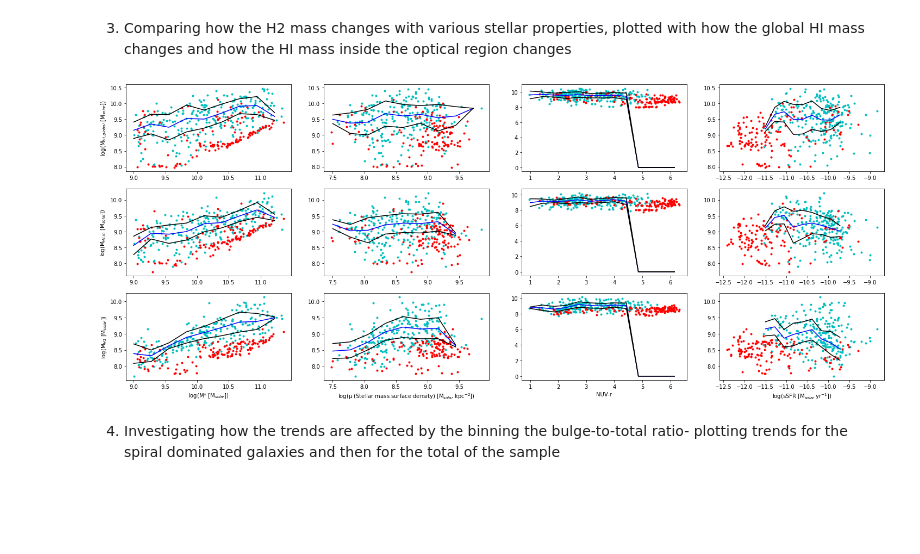
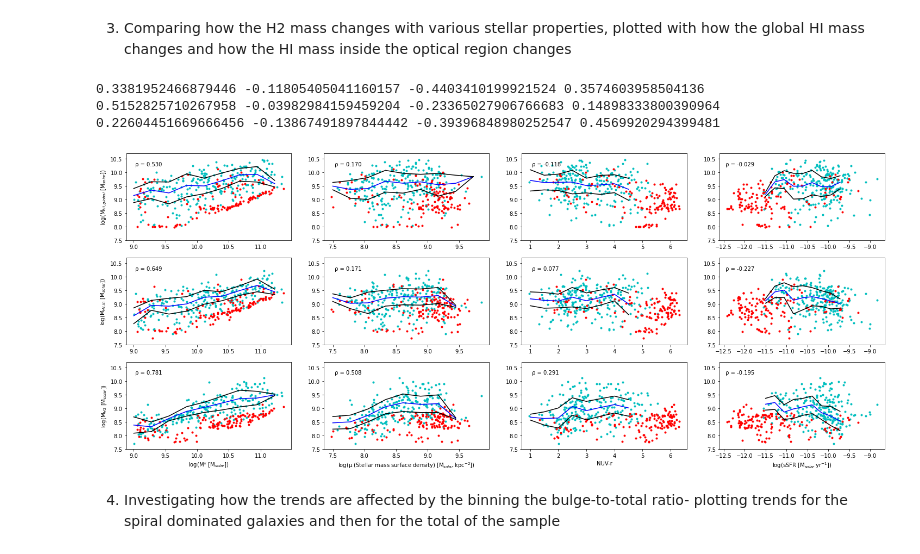
Before and after one commit to Luke-Williams-01/Luke-Williams-01, a Jupyter notebook: ICRARproject2.ipynb, the cells around one changed output. Drawn from its saved outputs; the diff is of its cells as text; code cells hidden in the pictures; blank space fills up the shorter version.

```diff
--- a/ICRARproject2.ipynb
+++ b/ICRARproject2.ipynb
@@ -132,7 +133,7 @@ plt.legend(loc='upper left');
 # Finding the running median of the galaxies in the sample for the HI global
 # Arrays for the bins
 HIglbins_Mstar = np.linspace(9, 11.5, 10)
-HIglbins_NUVr = np.linspace(1, 7, 15)
+HIglbins_NUVr = np.linspace(1, 5.5, 10)
 HIglbins_sSFR = np.linspace(-11.5, -9.5, 10)
 HIglbins_Must = np.linspace(7.5, 10, 10)
 
@@ -192,7 +193,7 @@ HIglnMAD_Must = MHIgl_Must - HIglMAD_Must
 # Finding the running median of the galaxies in the sample for the HI inner
 # Arrays for the bins
 HIinbins_Mstar = np.linspace(9, 11.5, 10)
-HIinbins_NUVr = np.linspace(1, 7, 15)
+HIinbins_NUVr = np.linspace(1, 5.5, 10)
 HIinbins_sSFR = np.linspace(-11.5, -9.5, 10)
 HIinbins_Must = np.linspace(7.5, 10, 10)
 
@@ -251,7 +252,7 @@ HIinnMAD_Must = MHIin_Must - HIinMAD_Must
 # %%
 # Finding the running median for the galaxies in the sample for H2
 H2bins_Mstar = np.linspace(9, 11.5, 10)
-H2bins_NUVr = np.linspace(1, 7, 15)
+H2bins_NUVr = np.linspace(1, 5.5, 10)
 H2bins_sSFR = np.linspace(-11.5, -9.5, 10)
 H2bins_Must = np.linspace(7.5, 10, 10)
 
@@ -310,3 +354,11 @@ H2nMAD_Must = MH2_Must - H2MAD_Must
+# %%
+print(R_HIgl_Mstarall[0], R_HIgl_MuSTall[0], R_HIgl_NUVrall[0], R_HIgl_sSFRall[0])
+print(R_HIin_MStarall[0], R_HIin_MuSTall[0], R_HIin_NUVrall[0], R_HIin_sSFRall[0])
+print(R_H2_Mstarall[0], R_H2_MuSTall[0], R_H2_NUVrall[0], R_H2_sSFRall[0])
+# %% [output]
+0.3381952466879446 -0.11805405041160157 -0.4403410199921524 0.3574603958504136
+0.5152825710267958 -0.03982984159459204 -0.23365027906766683 0.14898333800390964
+0.22604451669666456 -0.13867491897844442 -0.39396848980252547 0.4569920294399481
 # %%
 plt.figure(figsize=(25,10))
 # Plotting the depletion times for the HI(global) mass against stellar properties
@@ -317,7 +369,9 @@ plt.plot(lgMSTAR_ndet, lgMHI_gl_ndet, 'r.')
 plt.plot(HIglbins_Mstar[:-1], MHIgl_Mstar[:-1], 'b-')
 plt.plot(HIglbins_Mstar[:-1], HIglpMAD_Mstar[:-1], 'k-')
 plt.plot(HIglbins_Mstar[:-1], HIglnMAD_Mstar[:-1], 'k-')
+plt.text(9, 10.25, ' ρ = %.3f' % R_HIgl_Mstar[0])
 plt.ylabel('log(M$_{HI, global}$ [M$_{solar}$])')
+plt.ylim(7.5, 10.7)
 # MHI(global) against stellar surface density
 plt.subplot(3,4,2)
 plt.plot(lgMuST_det, lgMHI_gl_det, 'c.')
@@ -325,6 +379,8 @@ plt.plot(lgMuST_ndet, lgMHI_gl_ndet, 'r.')
 plt.plot(HIglbins_Must[:-1], MHIgl_Must[:-1], 'b-')
 plt.plot(HIglbins_Must[:-1], HIglpMAD_Must[:-1], 'k-')
 plt.plot(HIglbins_Must[:-1], HIglnMAD_Must[:-1], 'k-')
+plt.text(7.5, 10.25, ' ρ = %.3f' % R_HIgl_MuST[0])
+plt.ylim(7.5, 10.7)
 # MHI(global) against NUV-r
 plt.subplot(3,4,3)
 plt.plot(NUVr_det, lgMHI_gl_det, 'c.')
@@ -332,6 +388,8 @@ plt.plot(NUVr_ndet, lgMHI_gl_ndet, 'r.')
 plt.plot(HIglbins_NUVr[:-2], MHIgl_NUVr[:-2], 'b-')
 plt.plot(HIglbins_NUVr[:-2], HIglpMAD_NUVr[:-2], 'k-')
 plt.plot(HIglbins_NUVr[:-2], HIglnMAD_NUVr[:-2], 'k-')
+plt.text(1, 10.25, ' ρ = %.3f' % R_HIgl_NUVr[0])
+plt.ylim(7.5, 10.7)
 # MHI(global) against sSFR
 plt.subplot(3,4,4)
 plt.plot(lgsSFR_det, lgMHI_gl_det, 'c.')
@@ -339,6 +397,8 @@ plt.plot(lgsSFR_ndet, lgMHI_gl_ndet, 'r.')
 plt.plot(HIglbins_sSFR[:-1], MHIgl_sSFR[:-1], 'b-')
 plt.plot(HIglbins_sSFR[:-1], HIglpMAD_sSFR[:-1], 'k-')
 plt.plot(HIglbins_sSFR[:-1], HIglnMAD_sSFR[:-1], 'k-')
+plt.text(-12.5, 10.25, ' ρ = %.3f' % R_HIgl_sSFR[0])
+plt.ylim(7.5, 10.7)
 
 # Plotting the depletion times for the HI(in) mass against stellar properties
 # HI(in) against stellar mass
@@ -349,6 +409,8 @@ plt.plot(HIinbins_Mstar[:-1], MHIin_Mstar[:-1], 'b-')
 plt.plot(HIinbins_Mstar[:-1], HIinpMAD_Mstar[:-1], 'k-')
 plt.plot(HIinbins_Mstar[:-1], HIinnMAD_Mstar[:-1], 'k-')
 plt.ylabel('log(M$_{HI, in}$ [M$_{solar}$])')
+plt.text(9, 10.25, ' ρ = %.3f' % R_HIin_Mstar[0])
+plt.ylim(7.5, 10.7)
 # HI(in) against stellar surface density
 plt.subplot(3,4,6)
 plt.plot(lgMuST_det, lgMHI_in_det, 'c.')
@@ -356,6 +418,8 @@ plt.plot(lgMuST_ndet, lgMHI_in_ndet, 'r.')
 plt.plot(HIinbins_Must[:-2], MHIin_Must[:-2], 'b-')
 plt.plot(HIinbins_Must[:-2], HIinpMAD_Must[:-2], 'k-')
 plt.plot(HIinbins_Must[:-2], HIinnMAD_Must[:-2], 'k-')
+plt.text(7.5, 10.25, ' ρ = %.3f' % R_HIin_MuST[0])
+plt.ylim(7.5, 10.7)
 # HI(in) against NUV-r
 plt.subplot(3,4,7)
 plt.plot(NUVr_det, lgMHI_in_det, 'c.')
@@ -363,6 +427,8 @@ plt.plot(NUVr_ndet, lgMHI_in_ndet, 'r.')
 plt.plot(HIinbins_NUVr[:-2], MHIin_NUVr[:-2], 'b-')
 plt.plot(HIinbins_NUVr[:-2], HIinpMAD_NUVr[:-2], 'k-')
 plt.plot(HIinbins_NUVr[:-2], HIinnMAD_NUVr[:-2], 'k-')
+plt.text(1, 10.25, ' ρ = %.3f' % R_HIin_NUVr[0])
+plt.ylim(7.5, 10.7)
 # HI(in) against sSFR
 plt.subplot(3,4,8)
 plt.plot(lgsSFR_det, lgMHI_in_det, 'c.')
@@ -370,6 +436,8 @@ plt.plot(lgsSFR_ndet, lgMHI_in_ndet, 'r.')
 plt.plot(HIinbins_sSFR[:-1], MHIin_sSFR[:-1], 'b-')
 plt.plot(HIinbins_sSFR[:-1], HIinpMAD_sSFR[:-1], 'k-')
 plt.plot(HIinbins_sSFR[:-1], HIinnMAD_sSFR[:-1], 'k-')
+plt.text(-12.5, 10.25, ' ρ = %.3f' % R_HIin_sSFR[0])
+plt.ylim(7.5, 10.7)
 
 # Plotting the depletion times for the H2 mass against stellar properties
 # H2 against stellar mass
@@ -378,35 +446,43 @@ plt.plot(lgMSTAR_det, lgMH2_det, 'c.')
 plt.plot(lgMSTAR_ndet, limlgMH2_ndet, 'r.')
 plt.plot(H2bins_Mstar[:-1], MH2_Mstar[:-1], 'b-')
 plt.plot(H2bins_Mstar[:-1], H2pMAD_Mstar[:-1], 'k-')
 plt.plot(H2bins_Mstar[:-1], H2nMAD_Mstar[:-1], 'k-')
 plt.ylabel('log(M$_{H2}$ [M$_{solar}$])')
 plt.xlabel('log(M* [M$_{solar}$])')
+plt.text(9, 10.25, ' ρ = %.3f' % R_H2_Mstar[0])
+plt.ylim(7.5, 10.7)
 # H2 against stellar surface density
 plt.subplot(3,4,10)
 plt.plot(lgMuST_det, lgMH2_det, 'c.')
 plt.plot(lgMuST_ndet, limlgMH2_ndet, 'r.')
 plt.plot(H2bins_Must[:-2], MH2_Must[:-2], 'b-')
 plt.plot(H2bins_Must[:-2], H2pMAD_Must[:-2], 'k-')
 plt.plot(H2bins_Must[:-2], H2nMAD_Must[:-2], 'k-')
 plt.xlabel('log(μ (Stellar mass surface density) [M$_{solar}$ kpc$^{-2}$])')
+plt.text(7.5, 10.25, ' ρ = %.3f' % R_H2_MuST[0])
+plt.ylim(7.5, 10.7)
 # H2 against NUVr
 plt.subplot(3,4,11)
 plt.plot(NUVr_det, lgMH2_det, 'c.')
 plt.plot(NUVr_ndet, limlgMH2_ndet, 'r.')
 plt.plot(H2bins_NUVr[:-2], MH2_NUVr[:-2], 'b-')
 plt.plot(H2bins_NUVr[:-2], H2pMAD_NUVr[:-2], 'k-')
 plt.plot(H2bins_NUVr[:-2], H2nMAD_NUVr[:-2], 'k-')
 plt.xlabel('NUV-r')
+plt.text(1, 10.25, ' ρ = %.3f' % R_H2_NUVr[0])
+plt.ylim(7.5, 10.7)
 # H2 against sSFR
 plt.subplot(3,4,12)
 plt.plot(lgsSFR_det, lgMH2_det, 'c.')
 plt.plot(lgsSFR_ndet, limlgMH2_ndet, 'r.')
 plt.plot(H2bins_sSFR[:-1], MH2_sSFR[:-1], 'b-')
 plt.plot(H2bins_sSFR[:-1], H2pMAD_sSFR[:-1], 'k-')
 plt.plot(H2bins_sSFR[:-1], H2nMAD_sSFR[:-1], 'k-')
-plt.xlabel('log(sSFR [M$_{solar}$ yr$^{-1}$])');
+plt.xlabel('log(sSFR [M$_{solar}$ yr$^{-1}$])')
+plt.text(-12.5, 10.25, ' ρ = %.3f' % R_H2_sSFR[0])
+plt.ylim(7.5, 10.7);
 # %% [output]
-[figure, old version]
+[figure, new version]
 # %% [markdown]
 4) Investigating how the trends are affected by the binning the bulge-to-total ratio- plotting trends for the spiral dominated galaxies and then for the total of the sample
 # %%
```
Also changed, not shown: parts of 5 cells of this notebook.
